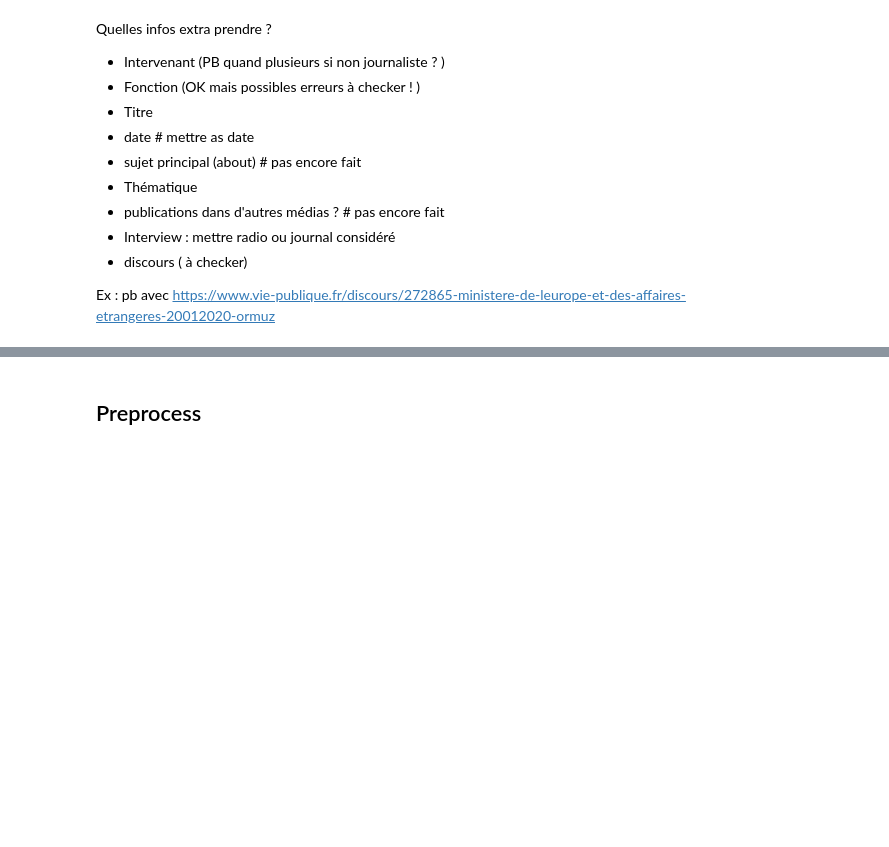
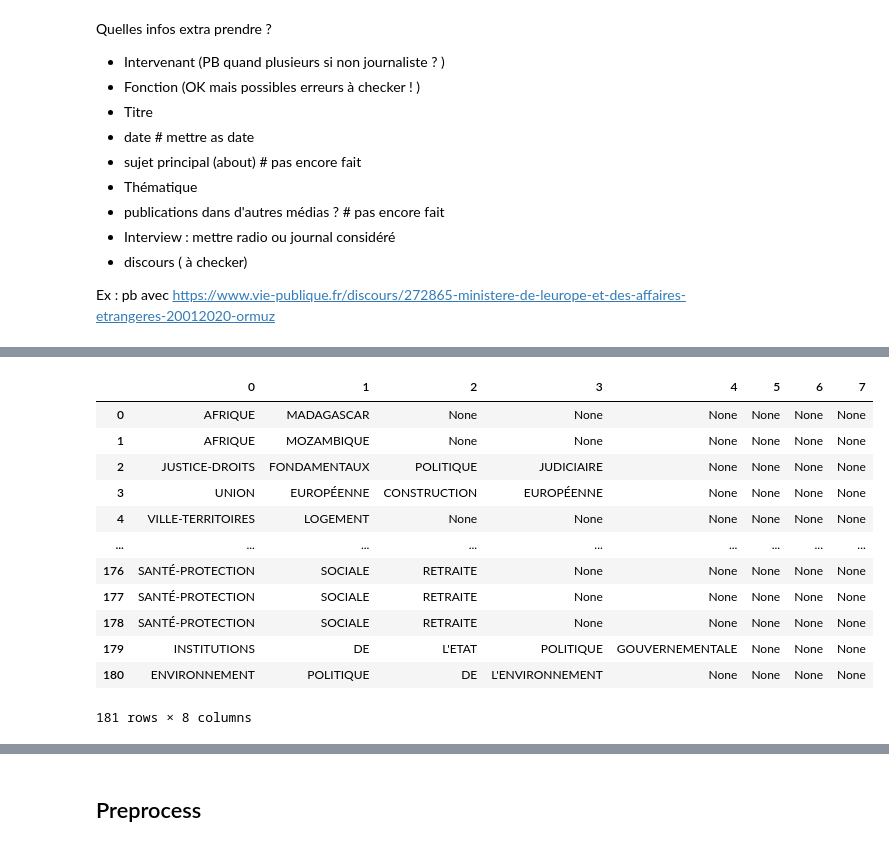
Before and after one commit to pihk94/NLP_brouillon, a Jupyter notebook: ESSAI_SCRAP.ipynb, the cells around one changed output, grey strips where cells are left out. Cells and saved outputs as stored; diff of their text form; code cells hidden in the pictures; blank space fills up the shorter version.

```diff
--- a/ESSAI_SCRAP.ipynb
+++ b/ESSAI_SCRAP.ipynb
@@ -133,3 +139,19 @@ DATA=pd.concat([DATA,MOTS_CLE],axis=1)
 # Renommer en dynamique. Soucis avec les 'DE'... a regarder
+# %%
+MOTS_CLE
+# %% [output]
+|  | 0 | 1 | 2 | 3 | 4 | 5 | 6 | 7 |
+| 0 | AFRIQUE | MADAGASCAR | None | None | None | None | None | None |
+| 1 | AFRIQUE | MOZAMBIQUE | None | None | None | None | None | None |
+| 2 | JUSTICE-DROITS | FONDAMENTAUX | POLITIQUE | JUDICIAIRE | None | None | None | None |
+| 3 | UNION | EUROPÉENNE | CONSTRUCTION | EUROPÉENNE | None | None | None | None |
+| 4 | VILLE-TERRITOIRES | LOGEMENT | None | None | None | None | None | None |
+| ... | ... | ... | ... | ... | ... | ... | ... | ... |
+| 176 | SANTÉ-PROTECTION | SOCIALE | RETRAITE | None | None | None | None | None |
+| 177 | SANTÉ-PROTECTION | SOCIALE | RETRAITE | None | None | None | None | None |
+| 178 | SANTÉ-PROTECTION | SOCIALE | RETRAITE | None | None | None | None | None |
+| 179 | INSTITUTIONS | DE | L'ETAT | POLITIQUE | GOUVERNEMENTALE | None | None | None |
+| 180 | ENVIRONNEMENT | POLITIQUE | DE | L'ENVIRONNEMENT | None | None | None | None |
+181 rows × 8 columns
 # %%
 DATA.head()
```
Also changed, not shown: parts of 20 cells of this notebook.
